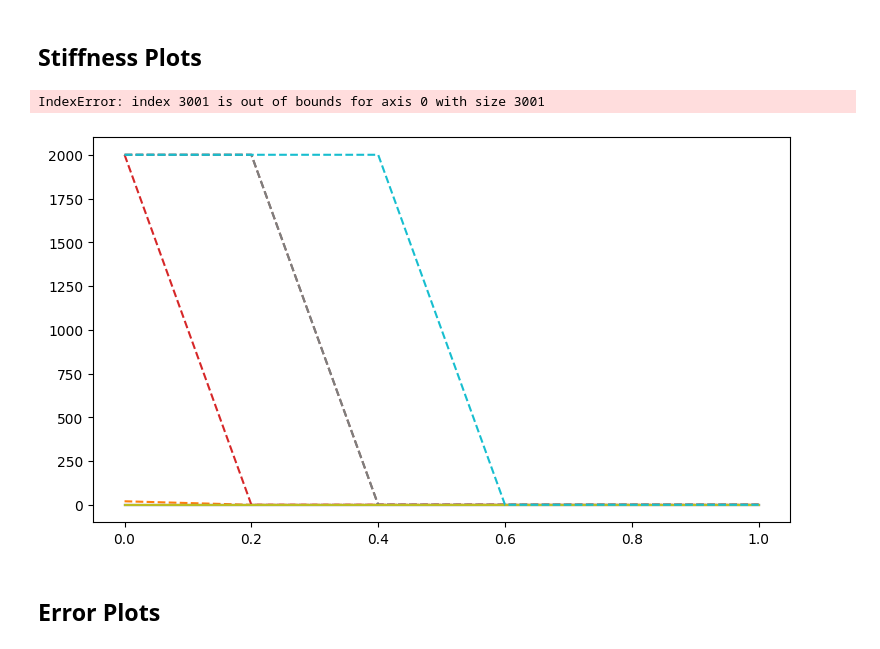
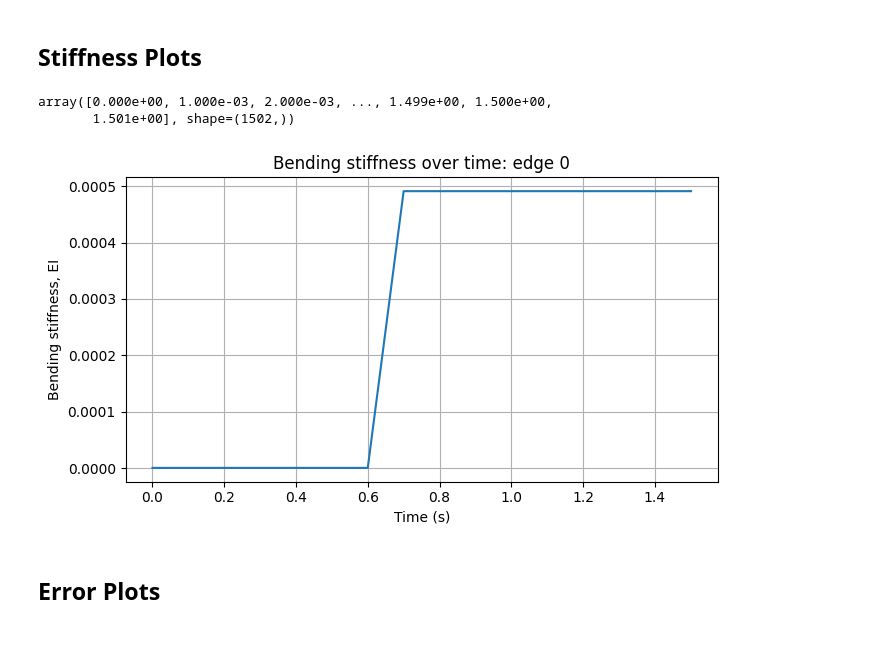
Before and after one commit to anwxwna/dismech-python-balloon, a Jupyter notebook: experiments/pci.ipynb, the cells around one changed output. Saved outputs shown, nothing was run; the diff lists cells and outputs as text; code cells hidden in the pictures.

```diff
--- a/experiments/pci.ipynb
+++ b/experiments/pci.ipynb
@@ -480,6 +516,13 @@ write_rod_txt(
     angle_to_vertical_deg=angleV,
     radial_angle_xy_deg=angleAzi,
 )
+
+geom_filename = '../tests/resources/pci/horizontal_rod_n{}.txt'.format(numNodes)
+write_rod_txt_h(
+    filename=geom_filename,
+    num_nodes=numNodes,
+    spacing=0.01,
+)
 # %% [output]
 Saved to: ../tests/resources/pci/angled1v_azi90_rod_n8.txt
 # %%
@@ -490,7 +533,7 @@ geom = dismech.GeomParams(rod_r0=5e-3,
                           shell_h=0)
 
 material = dismech.Material(density=500,
-                            youngs_rod=5e4,
+                            youngs_rod=5e2,
                             youngs_shell=0,
                             poisson_rod=0.5,
                             poisson_shell=0)
@@ -505,7 +548,7 @@ dyn_3d_sim = dismech.SimParams(static_sim=False,
                                   log_step=1,
                                   dt=dt,
                                   max_iter=25,
-                                  total_time=3.0,
+                                  total_time=1.5,
                                   plot_step=1,
                                   tol=1e-4,
                                   ftol=1e-4,
@@ -513,10 +556,13 @@ dyn_3d_sim = dismech.SimParams(static_sim=False,
 
 env = dismech.Environment()
 env.add_force('gravity', g=np.array([0.0, 0.0, -9.81]))
-# env.add_force('damping', eta=1)
+env.add_force('damping', eta=1)
+# env.set_static()
+
 
 # geo = dismech.Geometry.from_txt('../tests/resources/rod_cantilever/vertical_rod_n11.txt')
-geo = dismech.Geometry.from_txt('../tests/resources/pci/angled{}v_azi{}_rod_n{}.txt'.format(angleV, angleAzi, numNodes))
+# geo = dismech.Geometry.from_txt('../tests/resources/pci/angled{}v_azi{}_rod_n{}.txt'.format(angleV, angleAzi, numNodes))
+geo = dismech.Geometry.from_txt(geom_filename)
 
 robot = dismech.SoftRobot(geom, material, geo, dyn_3d_sim, env)
 
@@ -1290,51 +1360,26 @@ array([[[4.91119289e-02, 4.91119289e-02],
 # %% [markdown]
 ## Stiffness Plots
+# %%
+t_arr
+# %% [output]
+array([0.000e+00, 1.000e-03, 2.000e-03, ..., 1.499e+00, 1.500e+00,
+       1.501e+00], shape=(1502,))
 # %%
-EA_hist_arr = np.array(EA_hist)   # shape: (Nt, N_edges)
-EI_hist_arr = np.array(EI_hist)   # shape: (Nt, N_bend)
-time_hist_arr = np.array(t_arr)
+import matplotlib.pyplot as plt
 
-EA_base_scalar = scalar_EA(EA_base_for_plot)
-EI_base_scalar = scalar_EI(EI_base_for_plot)
+edge_idx = 0
 
-EA_norm = EA_hist_arr / EA_base_scalar[None, :]
-EI_norm = EI_hist_arr / EI_base_scalar[None, :]
+plt.figure(figsize=(7, 4))
+plt.plot(t_arr, EI_arr[:, edge_idx, 1])
 
-num_curves = 6
-idxs = np.linspace(0, len(time_hist_arr) - 1, num_curves, dtype=int)
-
-x_EA = np.linspace(0.0, 1.0, EA_norm.shape[1])
-x_EI = np.linspace(0.0, 1.0, EI_norm.shape[1])
-
-plt.figure(figsize=(9, 5))
-
-for idx in idxs:
-    t_now = time_hist_arr[idx]
-
-    plt.plot(
-        x_EA,
-        EA_norm[idx],
-        linestyle="-",
-        label=f"EA, t={t_now:.3f}s"
-    )
-
-    plt.plot(
-        x_EI,
-        EI_norm[idx],
-        linestyle="--",
-        label=f"EI, t={t_now:.3f}s"
-    )
-
-plt.xlabel("Normalized rod length")
-plt.ylabel("Normalized stiffness")
-plt.title("Stretching and bending stiffness over rod length")
+plt.xlabel("Time (s)")
+plt.ylabel("Bending stiffness, EI")
+plt.title(f"Bending stiffness over time: edge {edge_idx}")
 plt.grid(True)
-plt.legend(ncol=2, fontsize=8)
 plt.tight_layout()
 plt.show()
 # %% [output]
-IndexError: index 3001 is out of bounds for axis 0 with size 3001
-[figure, old version]
+[figure, new version]
 # %% [markdown]
 ## Error Plots
 # %%
```
Also changed, not shown: parts of 10 cells of this notebook, 4 other files.
